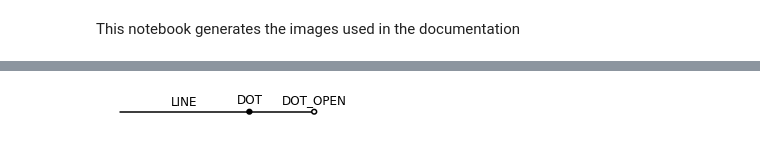
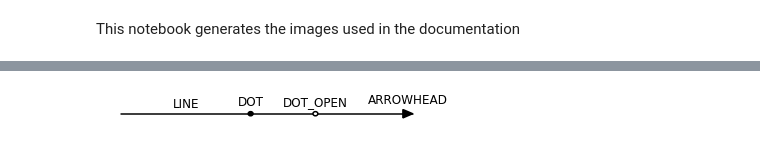
Before and after one commit to cdelker/schemdraw, a Jupyter notebook: docs/img/doc_images.ipynb, the cells around one changed output, grey strips where cells are left out. Drawn from its saved outputs; the diff is of its cells as text; code cells hidden in the pictures.

```diff
--- a/docs/img/doc_images.ipynb
+++ b/docs/img/doc_images.ipynb
@@ -205,15 +206,17 @@ d.save('label.svg')
 # %%
 ## Connecting elements
 
 d = schem.Drawing(fontsize=12)
 d.add(e.LINE, l=4, label='LINE')
 d.add(e.DOT, label='DOT')
 d.add(e.LINE, l=2)
 d.add(e.DOT_OPEN, label='DOT_OPEN')
+d.add(e.LINE, l=3)
+d.add(e.ARROWHEAD, label='ARROWHEAD')
 d.draw()
 d.save('connectors.svg')
 # %% [output]
-[figure, old version]
+[figure, new version]
 # %%
 d = schem.Drawing(fontsize=12)
 R1 = d.add(e.RES)
```
Also changed, not shown: parts of 28 cells of this notebook, 57 other files.
